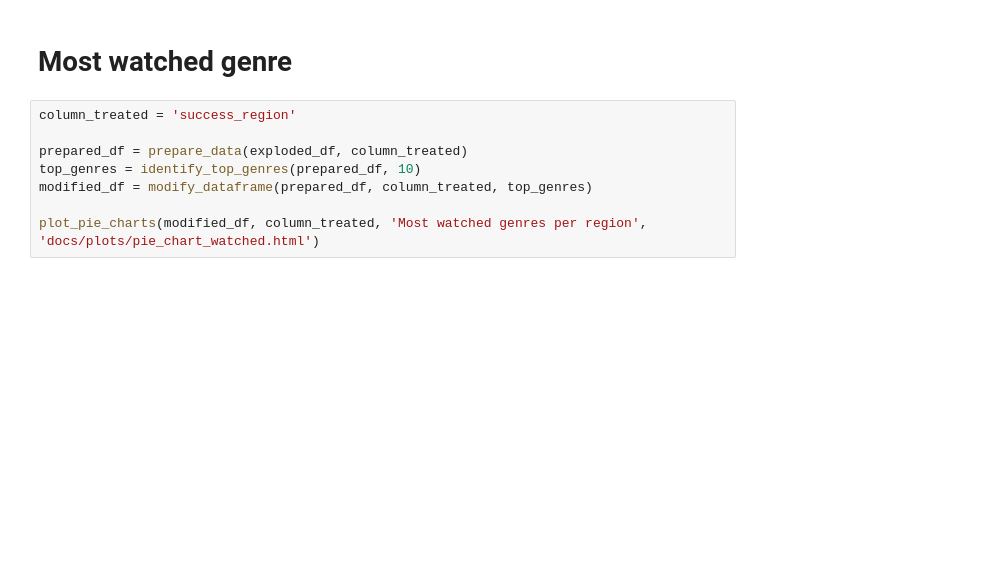
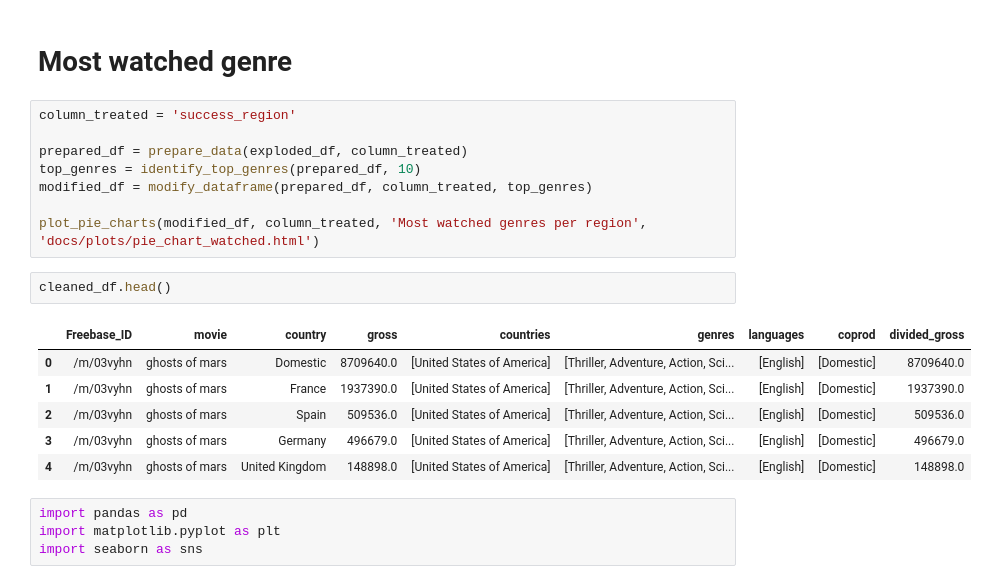
Before and after one commit to epfl-ada/ada-2023-project-nada2023, a Jupyter notebook: network_region.ipynb, the cells around one changed output. Saved outputs shown, nothing was run; the diff lists cells and outputs as text; blank space fills up the shorter version.

```diff
--- a/network_region.ipynb
+++ b/network_region.ipynb
@@ -938,3 +939,16 @@ top_genres = identify_top_genres(prepared_df, 10)
 modified_df = modify_dataframe(prepared_df, column_treated, top_genres)
 
 plot_pie_charts(modified_df, column_treated, 'Most watched genres per region', 'docs/plots/pie_chart_watched.html')
+# %%
+cleaned_df.head()
+# %% [output]
+|  | Freebase_ID | movie | country | gross | countries | genres | languages | coprod | divided_gross |
+| 0 | /m/03vyhn | ghosts of mars | Domestic | 8709640.0 | [United States of America] | [Thriller, Adventure, Action, Sci... | [English] | [Domestic] | 8709640.0 |
+| 1 | /m/03vyhn | ghosts of mars | France | 1937390.0 | [United States of America] | [Thriller, Adventure, Action, Sci... | [English] | [Domestic] | 1937390.0 |
+| 2 | /m/03vyhn | ghosts of mars | Spain | 509536.0 | [United States of America] | [Thriller, Adventure, Action, Sci... | [English] | [Domestic] | 509536.0 |
+| 3 | /m/03vyhn | ghosts of mars | Germany | 496679.0 | [United States of America] | [Thriller, Adventure, Action, Sci... | [English] | [Domestic] | 496679.0 |
+| 4 | /m/03vyhn | ghosts of mars | United Kingdom | 148898.0 | [United States of America] | [Thriller, Adventure, Action, Sci... | [English] | [Domestic] | 148898.0 |
+# %%
+import pandas as pd
+import matplotlib.pyplot as plt
+import seaborn as sns
```
Also changed, not shown: parts of 6 cells of this notebook, 4 other files.
